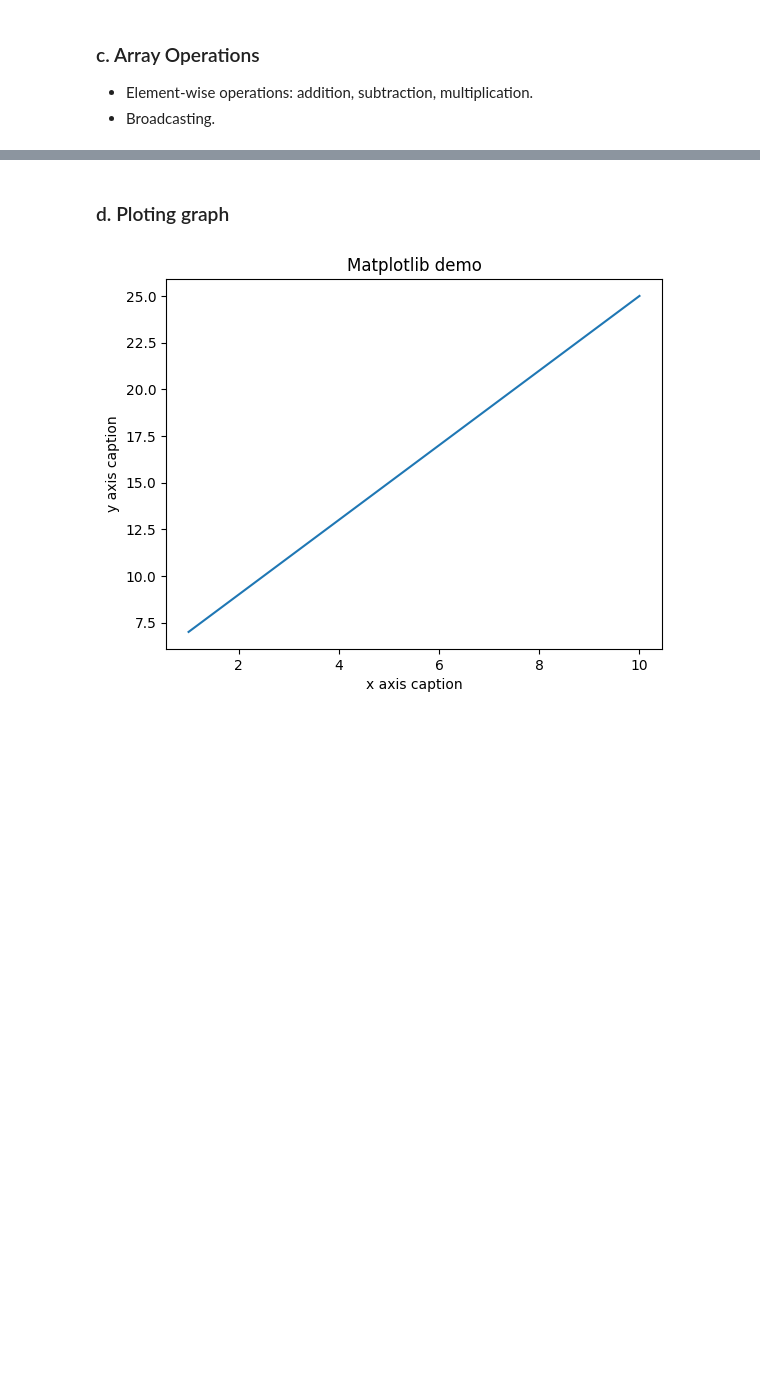
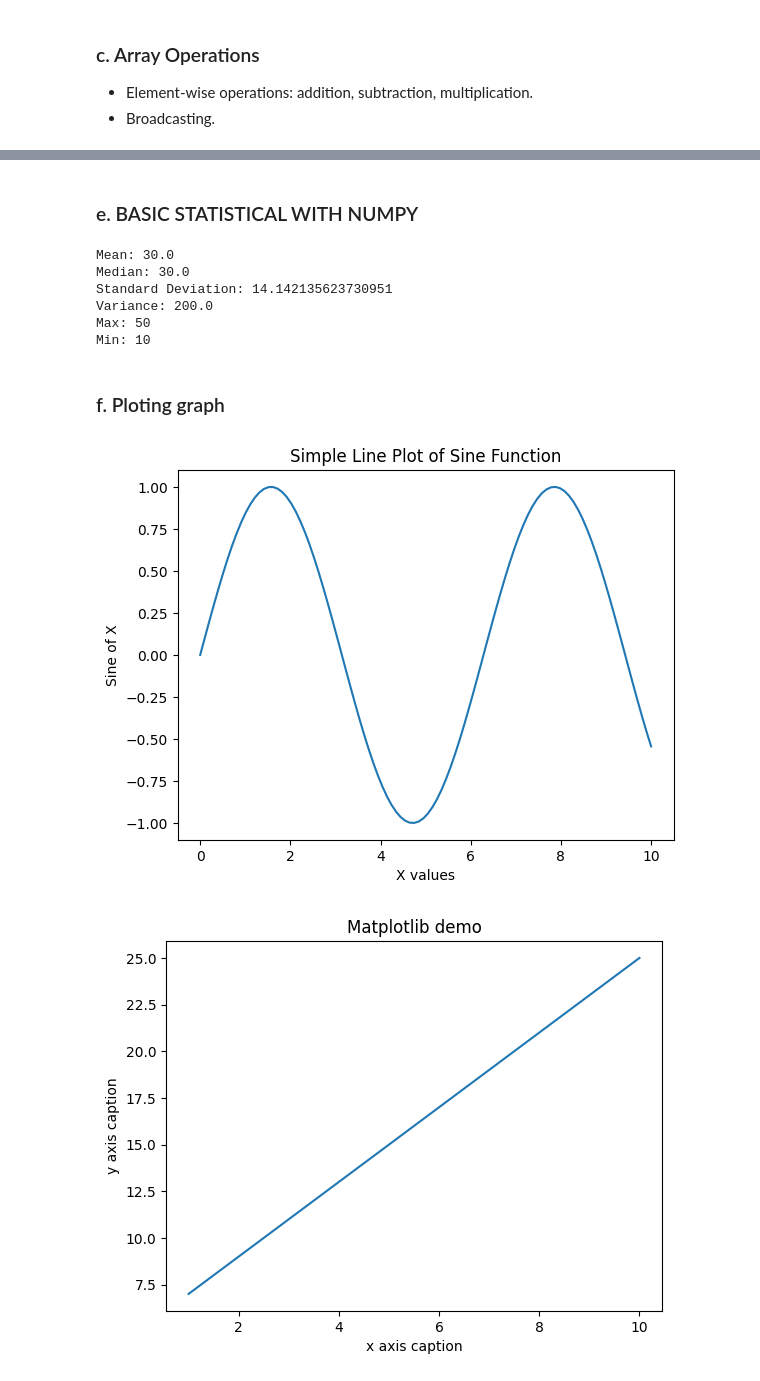
Before and after one commit to antostsna/numpy-for-machine-learning, a Jupyter notebook: Introduction_to_Numpy.ipynb, the cells around one changed output, grey strips where cells are left out. Saved outputs shown, nothing was run; the diff lists cells and outputs as text; code cells hidden in the pictures; blank space fills up the shorter version.

```diff
--- a/Introduction_to_Numpy.ipynb
+++ b/Introduction_to_Numpy.ipynb
@@ -230,5 +204,57 @@ print(a*b)
+# %% [markdown]
+### e. BASIC STATISTICAL WITH NUMPY
+# %%
+import numpy as np
+
+# Define an array of data
+data = np.array([10, 20, 30, 40, 50])
+
+# Mean and Median
+mean = np.mean(data)
+median = np.median(data)
+
+# Standard Deviation and Variance
+std_dev = np.std(data)
+variance = np.var(data)
+
+# Max and Min
+max_value = np.max(data)
+min_value = np.min(data)
+
+# Display results
+print("Mean:", mean)
+print("Median:", median)
+print("Standard Deviation:", std_dev)
+print("Variance:", variance)
+print("Max:", max_value)
+print("Min:", min_value)
+# %% [output]
+Mean: 30.0
+Median: 30.0
+Standard Deviation: 14.142135623730951
+Variance: 200.0
+Max: 50
+Min: 10
 # %% [markdown]
-### d. Ploting graph
+### f. Ploting graph
+# %%
+import numpy as np
+import matplotlib.pyplot as plt
+# Generate an array of x-values
+x = np.linspace(0, 10, 100)
+
+# Define y-values as the sine of x
+y = np.sin(x)
+# Create the plot
+plt.plot(x, y)
+# Add labels and title
+plt.xlabel('X values')
+plt.ylabel('Sine of X')
+plt.title('Simple Line Plot of Sine Function')
+# Display the plot
+plt.show()
+# %% [output]
+[figure, added]
 # %%
 import numpy as np
 from matplotlib import pyplot as plt
```
Also changed, not shown: parts of 37 cells of this notebook.
